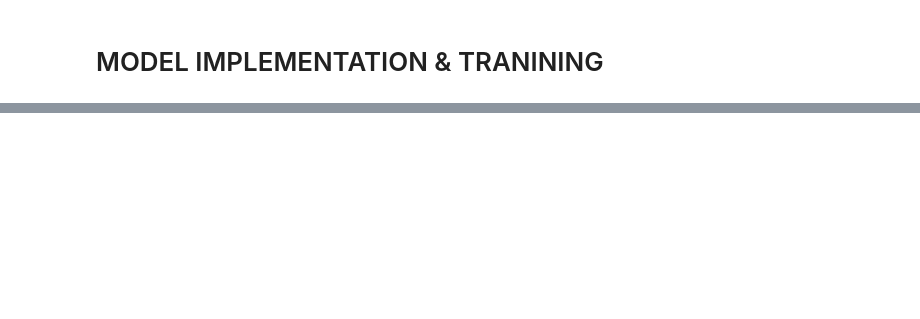
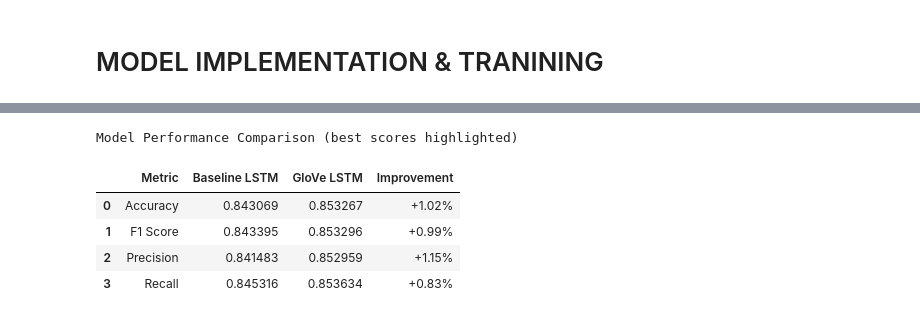
Before and after one commit to gulssumm/movie_recommend_DL, a Jupyter notebook: movie-sentiment-analysis.ipynb, the cells around one changed output, grey strips where cells are left out. Saved outputs shown, nothing was run; the diff lists cells and outputs as text; code cells hidden in the pictures; blank space fills up the shorter version.

```diff
--- a/movie-sentiment-analysis.ipynb
+++ b/movie-sentiment-analysis.ipynb
@@ -556,0 +922,35 @@ GloVe Test F1 Score: 0.8447
+# %%
+def highlight_best(row):
+    if row.name == 0:
+        return [''] * len(row)
+
+    # Only compare the first two numeric columns
+    baseline_val = float(row.iloc[1])  # Baseline LSTM column
+    glove_val = float(row.iloc[2])     # GloVe LSTM column
+
+    styles = ['']  # First column (metric name) - no style
+
+    # Compare only Baseline vs GloVe (columns 1 and 2)
+    if baseline_val > glove_val:
+        styles.extend(['background-color: #90EE90; font-weight: bold', '', ''])
+    else:
+        styles.extend(['', 'background-color: #90EE90; font-weight: bold', ''])
+
+    return styles
+
+# Apply the fixed styling
+styled_df = comparison_df.style.apply(highlight_best, axis=1)\
+    .set_caption("Model Performance Comparison \n (best scores highlighted)")\
+    .set_table_styles([
+        {'selector': 'caption', 'props': [('font-size', '16px'), ('font-weight', 'bold')]},
+        {'selector': 'th', 'props': [('background-color', '#4CAF50'), ('color', 'white'), ('font-weight', 'bold')]},
+        {'selector': 'td', 'props': [('text-align', 'center')]}
+    ])
+display(styled_df)
+# %% [output]
+Model Performance Comparison (best scores highlighted)
+|  | Metric | Baseline LSTM | GloVe LSTM | Improvement |
+| 0 | Accuracy | 0.843069 | 0.853267 | +1.02% |
+| 1 | F1 Score | 0.843395 | 0.853296 | +0.99% |
+| 2 | Precision | 0.841483 | 0.852959 | +1.15% |
+| 3 | Recall | 0.845316 | 0.853634 | +0.83% |
```
Also changed, not shown: parts of 51 cells of this notebook.
